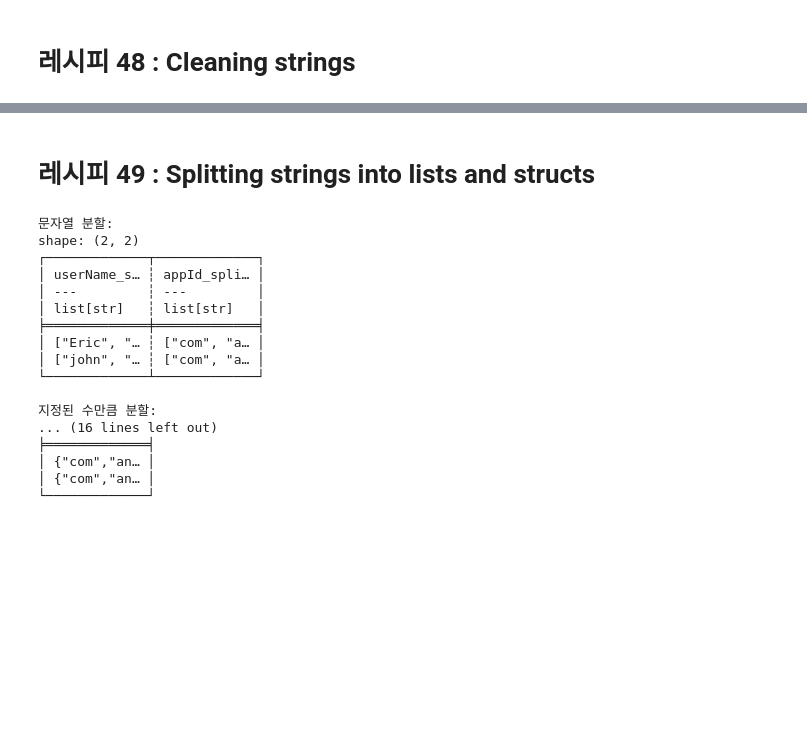
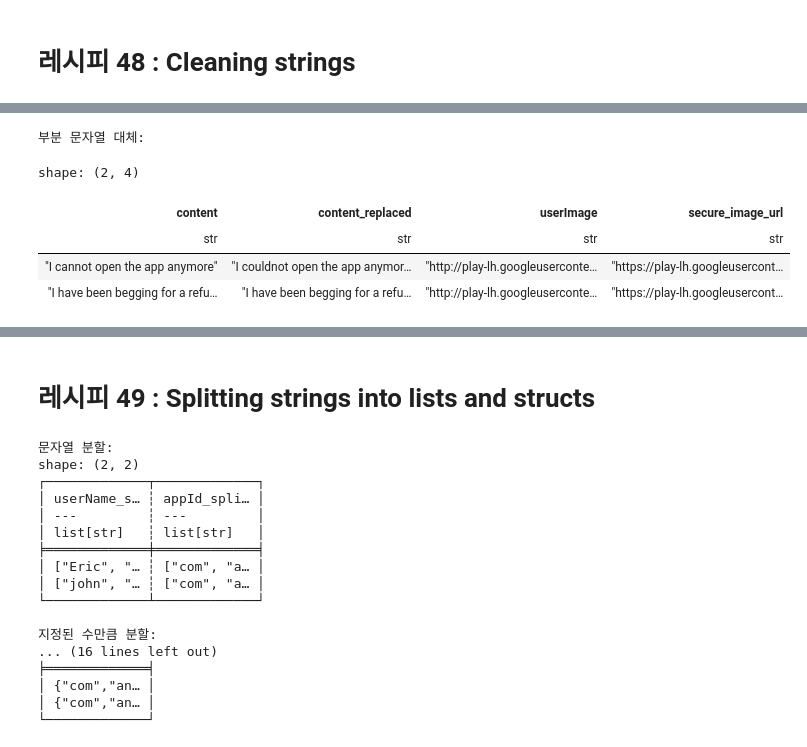
Before and after one commit to dschloe/polars_recipes, a Jupyter notebook: ch09_string_manipulation.ipynb, the cells around one changed output, grey strips where cells are left out. Drawn from its saved outputs; the diff is of its cells as text; code cells hidden in the pictures; blank space fills up the shorter version.

```diff
--- a/ch09_string_manipulation.ipynb
+++ b/ch09_string_manipulation.ipynb
@@ -318,0 +306,35 @@ print(pad_df.head(2))
+# %%
+# replace matching substrings with str.replace()
+# str.replace()를 사용하여 일치하는 부분 문자열 대체하기
+# 샘플 데이터 생성
+sample_df = pl.DataFrame({
+    "content": [
+        "I cannot open the app anymore",
+        "I have been begging for a refund"
+    ],
+    "userImage": [
+        "http://play-lh.googleusercontent.com/image1",
+        "http://play-lh.googleusercontent.com/image2"
+    ]
+})
+
+# 부분 문자열 대체 예시
+replace_df = sample_df.select([
+    'content',
+    # 첫 번째 일치 항목만 대체
+    # str.replace()는 첫 번째로 일치하는 항목만 대체합니다
+    pl.col("content").str.replace("can", "could").alias("content_replaced"),
+    'userImage',
+    # URL에서 http를 https로 변경
+    # 보안을 위해 http 프로토콜을 https로 변경합니다
+    pl.col("userImage").str.replace("http:", "https:").alias("secure_image_url")
+])
+print("\n부분 문자열 대체:")
+replace_df.head(2)
+# %% [output]
+부분 문자열 대체:
+shape: (2, 4)
+| content | content_replaced | userImage | secure_image_url |
+| str | str | str | str |
+| "I cannot open the app anymore" | "I couldnot open the app anymor… | "http://play-lh.googleuserconte… | "https://play-lh.googleusercont… |
+| "I have been begging for a refu… | "I have been begging for a refu… | "http://play-lh.googleuserconte… | "https://play-lh.googleusercont… |
```
Also changed, not shown: parts of 7 cells of this notebook, 1 other file.
